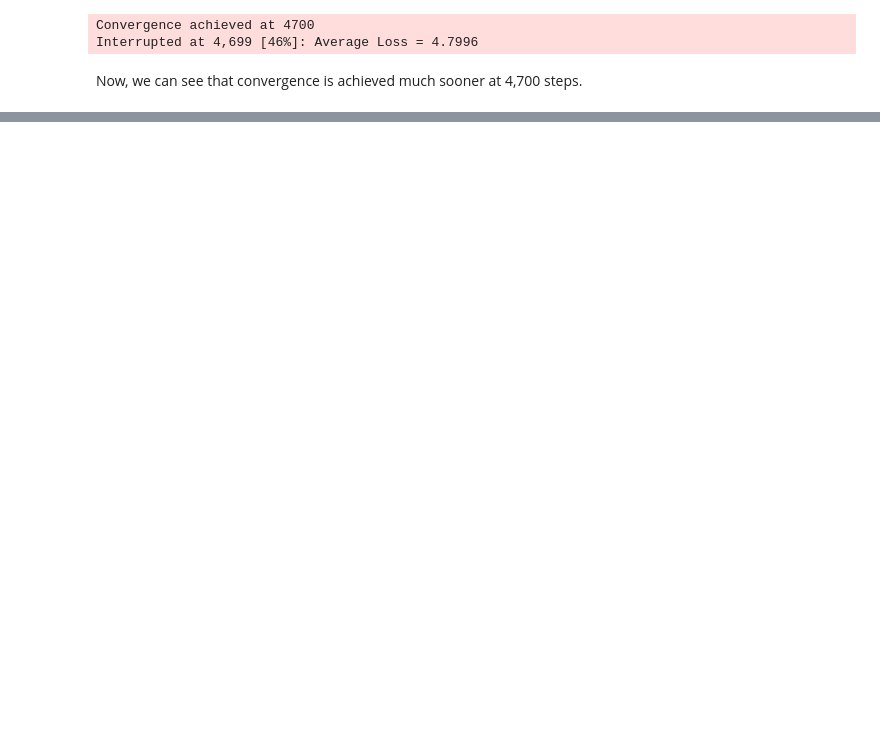
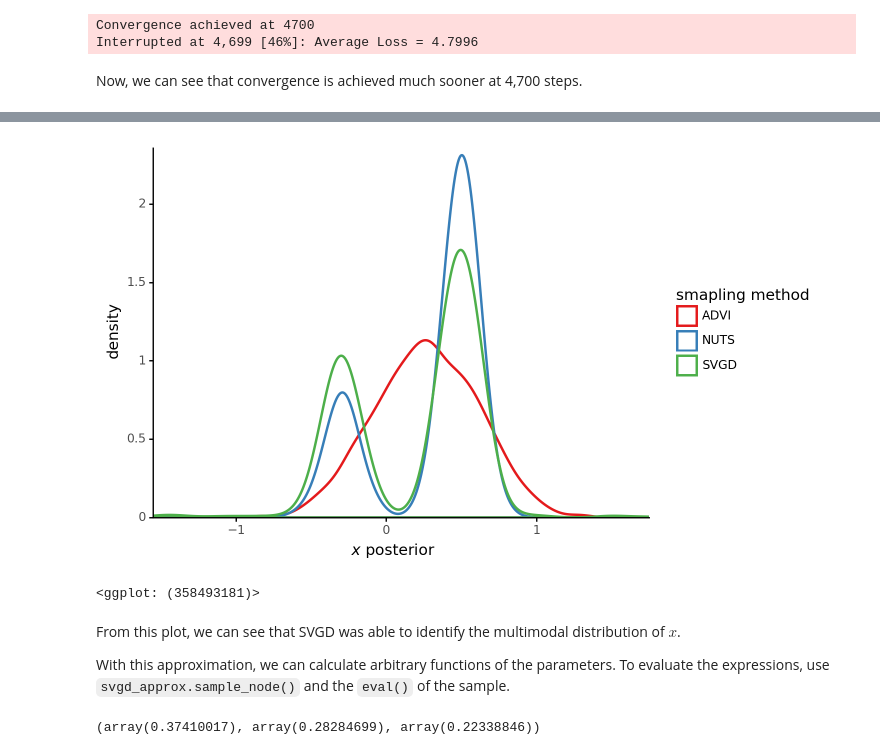
Before and after one commit to jhrcook/pymc3-tutorials, a Jupyter notebook: 026_variational-api-quickstart.ipynb, the cells around one changed output, grey strips where cells are left out. Saved outputs shown, nothing was run; the diff lists cells and outputs as text; code cells hidden in the pictures; blank space fills up the shorter version.

```diff
--- a/026_variational-api-quickstart.ipynb
+++ b/026_variational-api-quickstart.ipynb
@@ -132,0 +259,8 @@ plot_vi_hist(mean_field)
+# %%
+with model:
+    svgd_approx = pm.fit(
+        300,
+        method="svgd",
+        inf_kwargs={"n_particles": 1000},
+        obj_optimizer=pm.sgd(learning_rate=0.01),
+    )
@@ -132,0 +269,35 @@ plot_vi_hist(mean_field)
+# %%
+d = pd.concat(
+    [
+        pd.DataFrame({"x": np.random.choice(trace["x"], 1000), "label": "NUTS"}),
+        pd.DataFrame({"x": approx.sample(1000)["x"], "label": "ADVI"}),
+        pd.DataFrame({"x": svgd_approx.sample(1000)["x"], "label": "SVGD"}),
+    ]
+).reset_index(drop=True)
+
+(
+    gg.ggplot(d, gg.aes(x="x", color="label"))
+    + gg.geom_density(size=1)
+    + gg.scale_x_continuous(expand=(0, 0))
+    + gg.scale_y_continuous(expand=(0, 0, 0.02, 0))
+    + gg.scale_color_brewer(type="qual", palette="Set1")
+    + gg.labs(x="$x$ posterior", y="density", color="smapling method")
+)
+# %% [output]
+[figure, added]
+<ggplot: (358493181)>
+# %% [markdown]
+From this plot, we can see that SVGD was able to identify the multimodal distribution of $x$.
+
+With this approximation, we can calculate arbitrary functions of the parameters.
+To evaluate the expressions, use `svgd_approx.sample_node()` and the `eval()` of the sample.
+# %%
+a = x ** 2
+b = pm.math.sin(x)
+
+a_sample = svgd_approx.sample_node(a)
+
+# Every evaluation returns a differen value because it is stochastic.
+a_sample.eval(), a_sample.eval(), a_sample.eval()
+# %% [output]
+(array(0.37410017), array(0.28284699), array(0.22338846))
```
Also changed, not shown: parts of 58 cells of this notebook, 11 other files.
